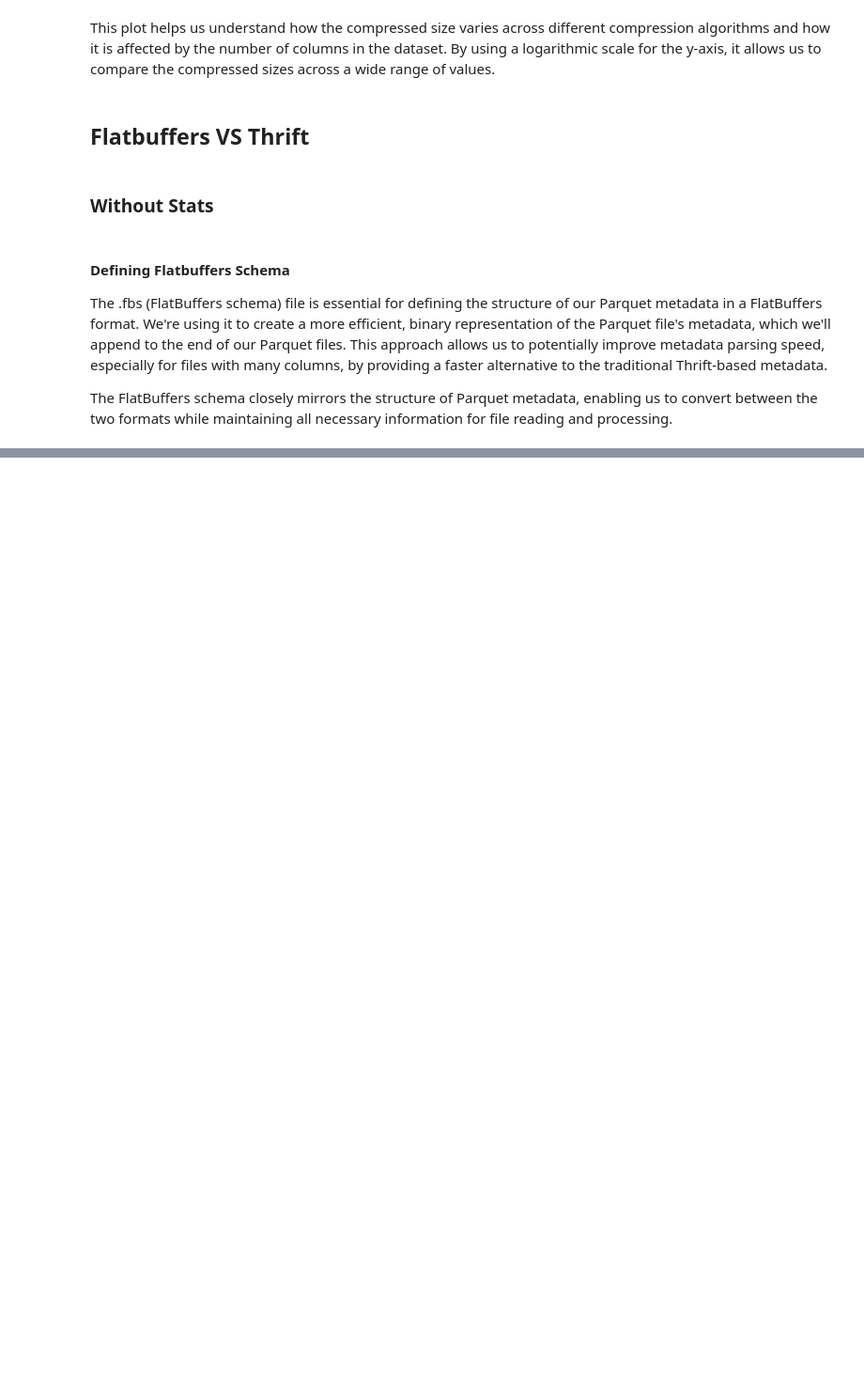
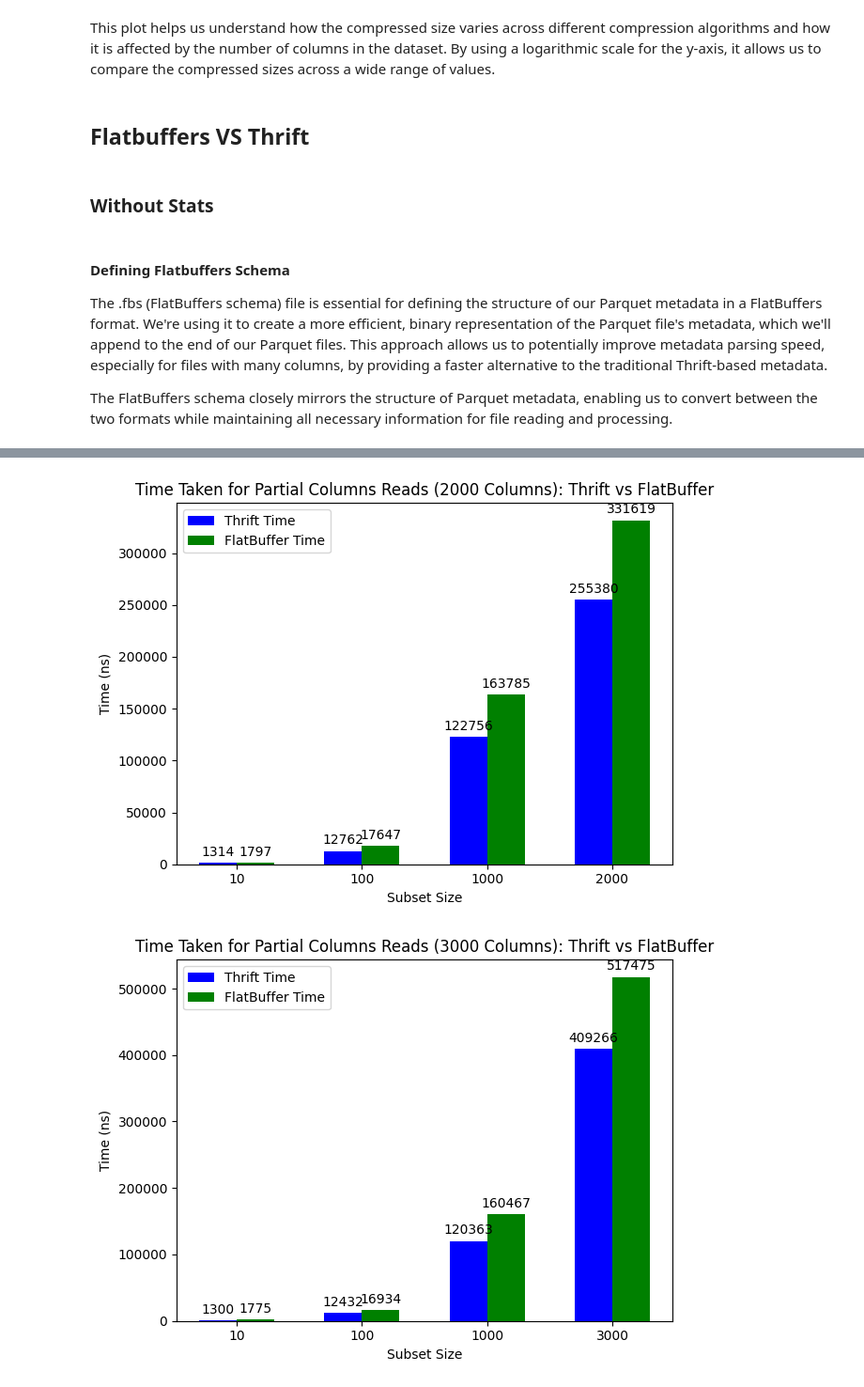
Before and after one commit to Neelaksh-Singh/gresearch_parquet_benchmarking, a Jupyter notebook: Parquet-CPP-Benchmarking.ipynb, the cells around one changed output, grey strips where cells are left out. Shown at 94% size. Drawn from its saved outputs; the diff is of its cells as text; code cells hidden in the pictures; blank space fills up the shorter version.

```diff
--- a/Parquet-CPP-Benchmarking.ipynb
+++ b/Parquet-CPP-Benchmarking.ipynb
@@ -719,0 +870,66 @@ Modified ../src/flatbuff_ns_generated.h
+# %%
+# Initialize dictionaries to store the extracted times
+thrift_times_2000 = {}
+flatbuffer_times_2000 = {}
+
+thrift_times_3000 = {}
+flatbuffer_times_3000 = {}
+
+# Loop through the data and extract the relevant times for the given benchmarks
+for benchmark in data['benchmarks']:
+    if 'BM_ReadPartialData' in benchmark['name']:
+        columns = benchmark['name'].split('/')[1]  # Number of columns
+        subset_size = benchmark['name'].split('/')[-1]  # Subset size
+        key = f"{subset_size}"
+        if columns == "2000":
+            thrift_times_2000[key] = benchmark['ThriftTime']
+            flatbuffer_times_2000[key] = benchmark['FlatBufferTime']
+        elif columns == "3000":
+            thrift_times_3000[key] = benchmark['ThriftTime']
+            flatbuffer_times_3000[key] = benchmark['FlatBufferTime']
+
+# Function to plot the data
+def plot_data(thrift_times, flatbuffer_times, title):
+    labels = thrift_times.keys()
+    thrift_time_values = thrift_times.values()
+    flatbuffer_time_values = flatbuffer_times.values()
+
+    x = np.arange(len(labels))  # the label locations
+    width = 0.3  # the width of the bars
+
+    fig, ax = plt.subplots()
+    rects1 = ax.bar(x - width/2, thrift_time_values, width, label='Thrift Time', color='blue')
+    rects2 = ax.bar(x + width/2, flatbuffer_time_values, width, label='FlatBuffer Time', color='green')
+
+    # Add some text for labels, title and custom x-axis tick labels, etc.
+    ax.set_xlabel('Subset Size')
+    ax.set_ylabel('Time (ns)')
+    ax.set_title(title)
+    ax.set_xticks(x)
+    ax.set_xticklabels(labels)
+    ax.legend()
+
+    # Add labels above the bars
+    def add_labels(rects):
+        for rect in rects:
+            height = rect.get_height()
+            ax.annotate(f'{int(height)}',
+                        xy=(rect.get_x() + rect.get_width() / 2, height),
+                        xytext=(0, 3),  # 3 points vertical offset
+                        textcoords="offset points",
+                        ha='center', va='bottom')
+
+    add_labels(rects1)
+    add_labels(rects2)
+
+    fig.tight_layout()
+    plt.show()
+
+# Plot the data for 2000 columns
+plot_data(thrift_times_2000, flatbuffer_times_2000, 'Time Taken for Partial Columns Reads (2000 Columns): Thrift vs FlatBuffer')
+
+# Plot the data for 3000 columns
+plot_data(thrift_times_3000, flatbuffer_times_3000, 'Time Taken for Partial Columns Reads (3000 Columns): Thrift vs FlatBuffer')
+# %% [output]
+[figure, added]
+[figure, added]
```
Also changed, not shown: parts of 7 cells of this notebook, 3 other files.
